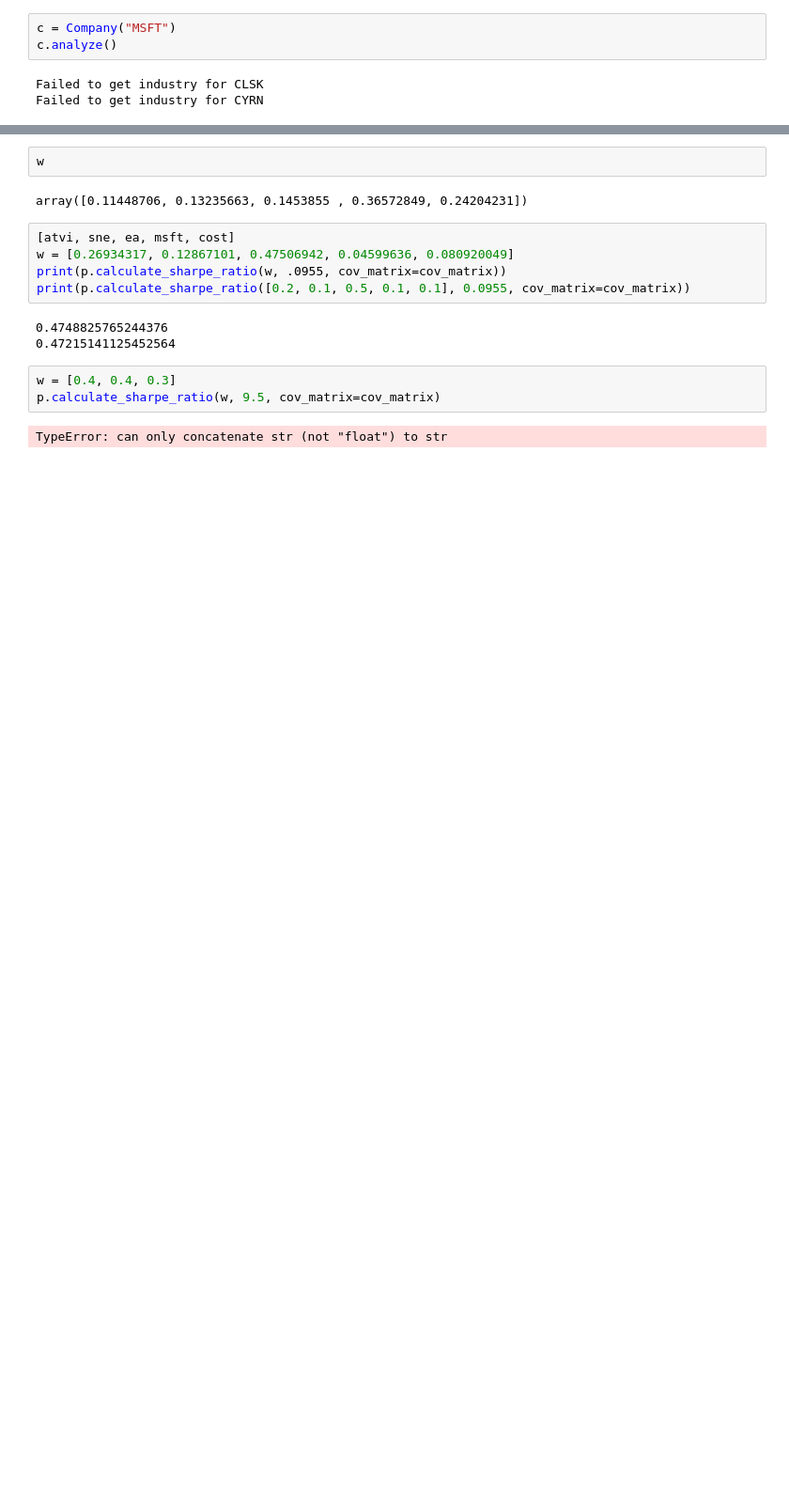
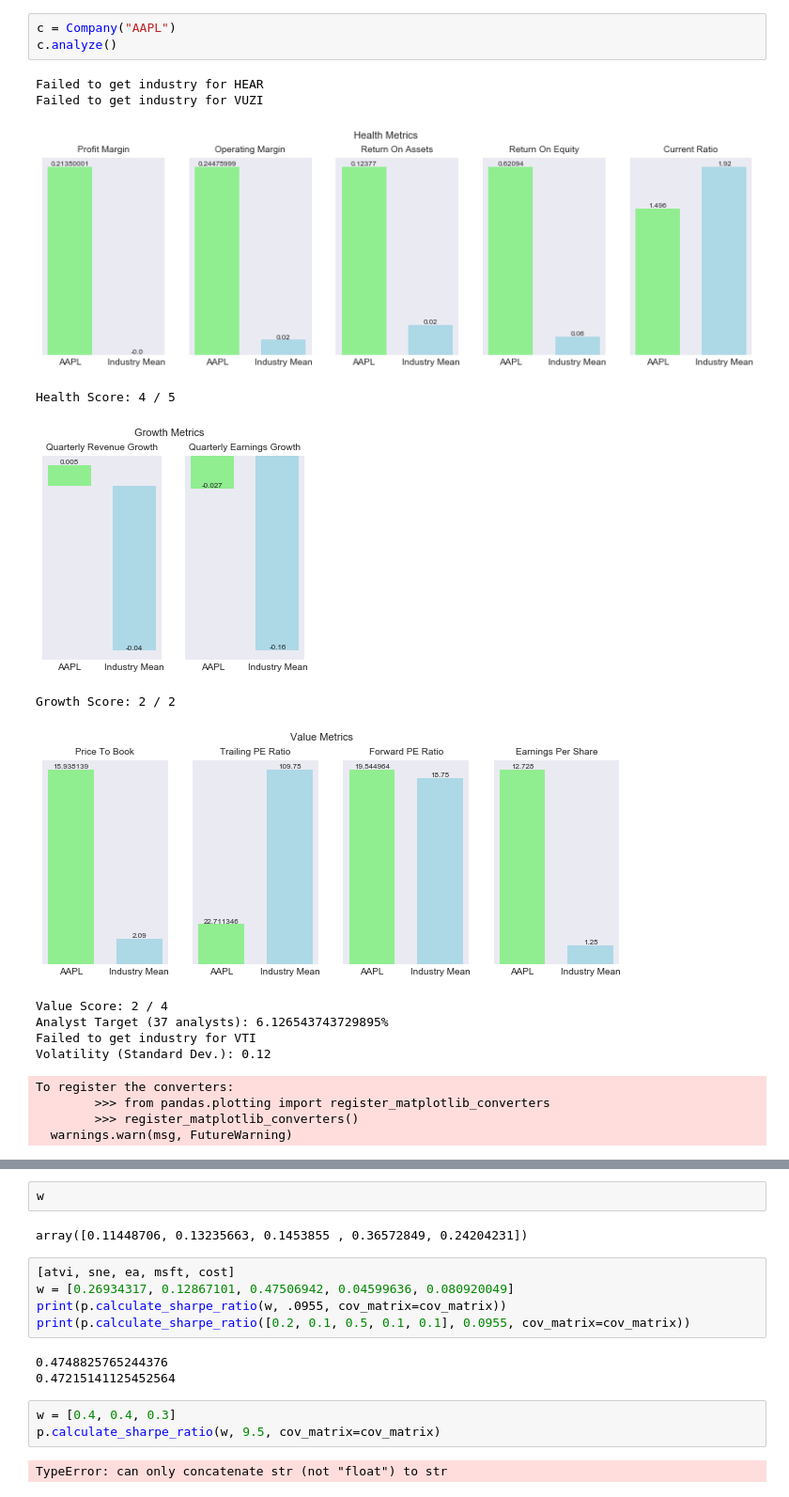
Before and after one commit to KevinJustinYu/Stock-Market-Analysis, a Jupyter notebook: company.ipynb, the cells around one changed output, grey strips where cells are left out. Shown at 94% size. Cells and saved outputs as stored; diff of their text form; blank space fills up the shorter version.

```diff
--- a/company.ipynb
+++ b/company.ipynb
@@ -3,6 +6,19 @@ from portfolio_helpers import *
 # %%
-c = Company("MSFT")
+c = Company("AAPL")
 c.analyze()
 # %% [output]
-Failed to get industry for CLSK
-Failed to get industry for CYRN
+Failed to get industry for HEAR
+Failed to get industry for VUZI
+[figure, added]
+Health Score: 4 / 5
+[figure, added]
+Growth Score: 2 / 2
+[figure, added]
+Value Score: 2 / 4
+Analyst Target (37 analysts): 6.126543743729895%
+Failed to get industry for VTI
+Volatility (Standard Dev.): 0.12
+To register the converters:
+        >>> from pandas.plotting import register_matplotlib_converters
+        >>> register_matplotlib_converters()
+  warnings.warn(msg, FutureWarning)
```
Also changed, not shown: parts of 4 cells of this notebook, 10 other files.
